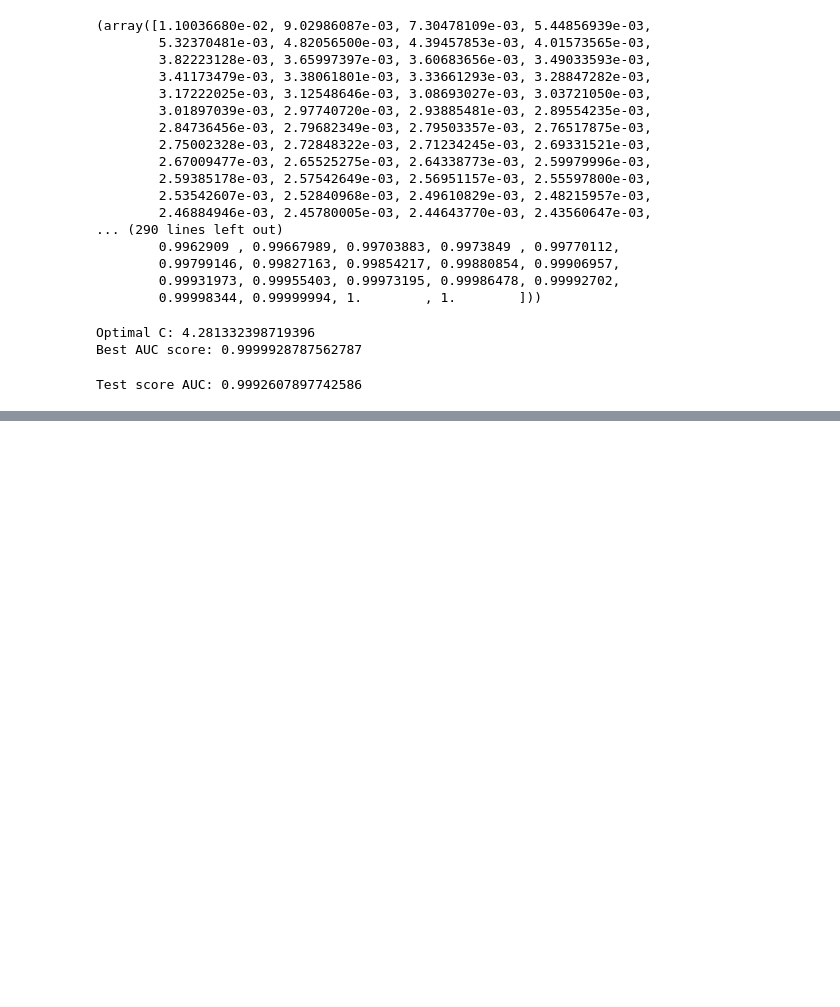
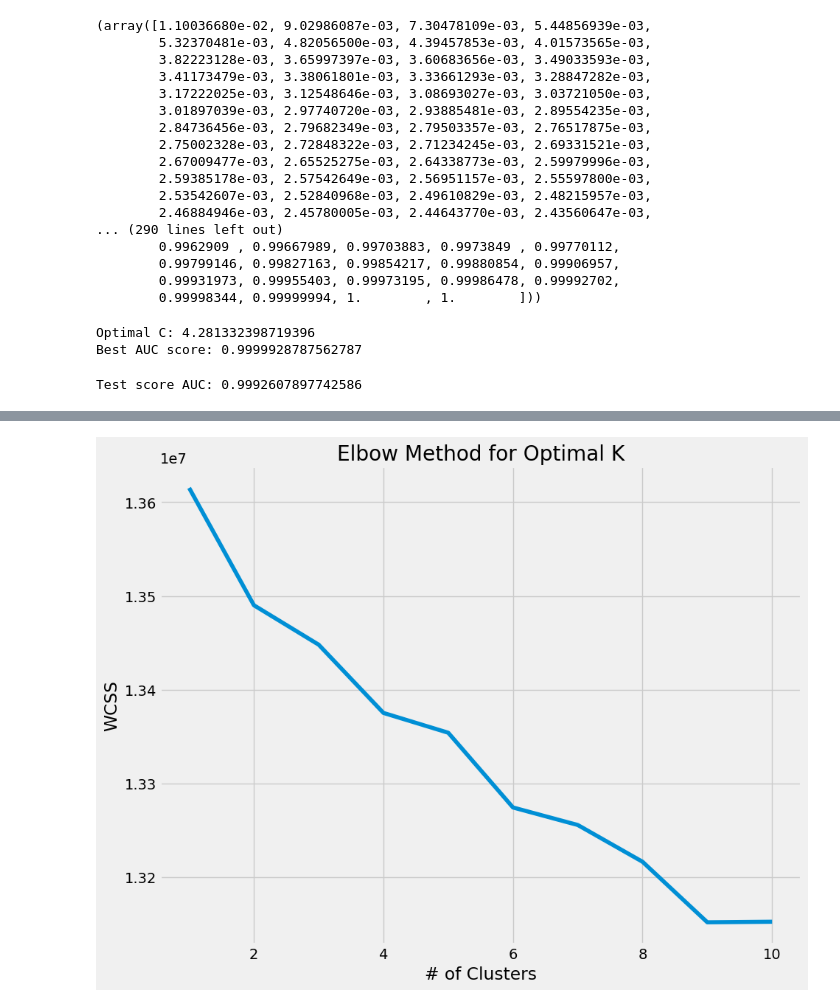
Before and after one commit to giomhern/machine-learning-spring-2024, a Jupyter notebook: week6/hw6.ipynb, the cells around one changed output, grey strips where cells are left out. Drawn from its saved outputs; the diff is of its cells as text; code cells hidden in the pictures; blank space fills up the shorter version.

```diff
--- a/week6/hw6.ipynb
+++ b/week6/hw6.ipynb
@@ -109,11 +109,10 @@ for c in cs:
     coeffs.append(lr.coef_[0])
 coeffs = np.array(coeffs)
 plt.figure(figsize=(12, 8))
-for i in range(coeffs.shape[1][:7]):
+for i in range(coeffs.shape[1]):
     plt.plot(np.log10(cs), coeffs[:, i], label=f'PC{i + 1}')
 plt.title("PCA Features as a Function of Log(C)")
 plt.ylabel('Coefficient Value')
 plt.xlabel('log10(C)')
-plt.legend()
 plt.show()
 # %% [output]
@@ -120,0 +122,20 @@ plt.show()
+# %%
+## ---- START OF Q3 ----
+from sklearn.cluster import KMeans
+feats = updated_recipes.select_dtypes(include=[np.number])
+scaler = StandardScaler()
+scaled_feats = scaler.fit_transform(feats)
+# %%
+wcss = []
+for i in range(1, 11):
+    kmeans_model = KMeans(n_clusters = i, init="k-means++", max_iter = 300, n_init = 30, random_state = 0)
+    kmeans_model.fit(scaled_feats)
+    wcss.append(kmeans_model.inertia_)
+plt.figure(figsize=(10, 8))
+plt.plot(range(1, 11), wcss)
+plt.title("Elbow Method for Optimal K")
+plt.xlabel("# of Clusters")
+plt.ylabel("WCSS")
+plt.show()
+# %% [output]
+[figure, added]
```
Also changed, not shown: parts of 3 cells of this notebook, 1 other file.
